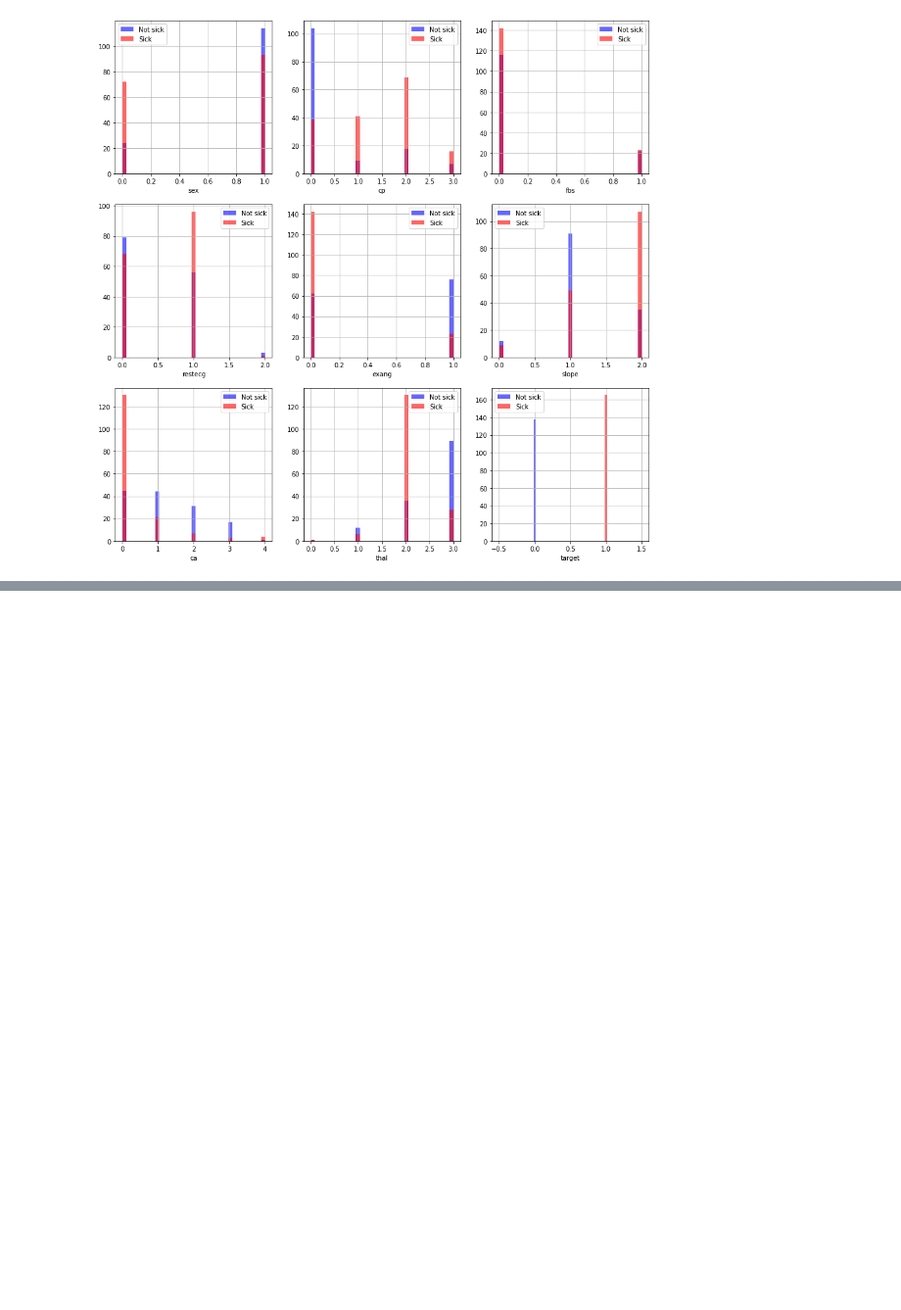
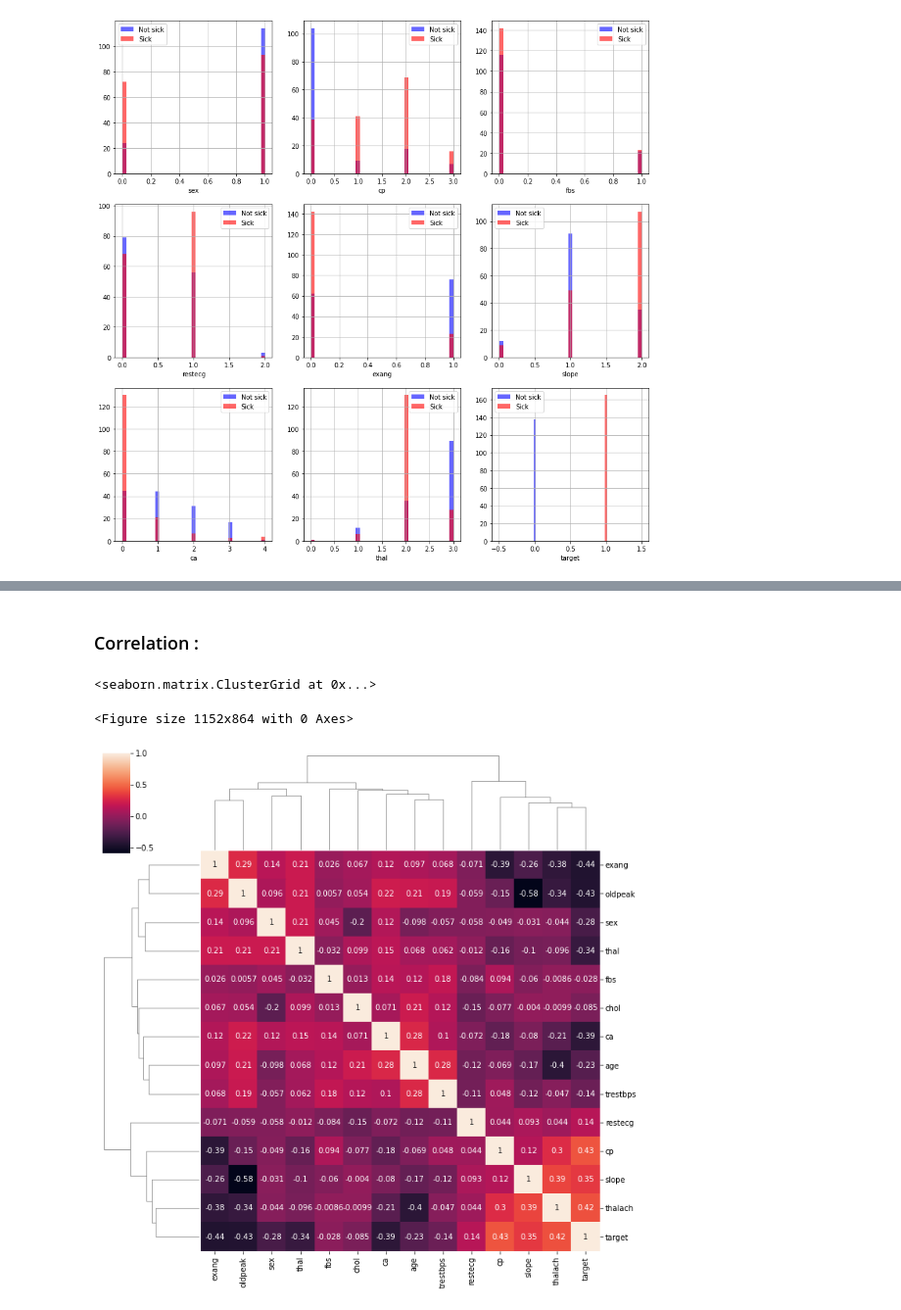
Before and after one commit to AyoubMDL/Machine_learning_projects, a Jupyter notebook: heart_disease_detection/heat_disease_detection.ipynb, the cells around one changed output, grey strips where cells are left out. Shown: that part at 98% size. Cells and saved outputs as stored; diff of their text form; code cells hidden in the pictures; blank space fills up the shorter version.

```diff
--- a/heart_disease_detection/heat_disease_detection.ipynb
+++ b/heart_disease_detection/heat_disease_detection.ipynb
@@ -294,0 +284,9 @@ for i, column in enumerate(categorical_variables, 1):
+# %% [markdown]
+### Correlation :
+# %%
+plt.figure(figsize=(16,12))
+sns.clustermap(df.corr(), annot=True)
+# %% [output]
+<seaborn.matrix.ClusterGrid at 0x...>
+<Figure size 1152x864 with 0 Axes>
+[figure, added]
```
Also changed, not shown: parts of 7 cells of this notebook.
